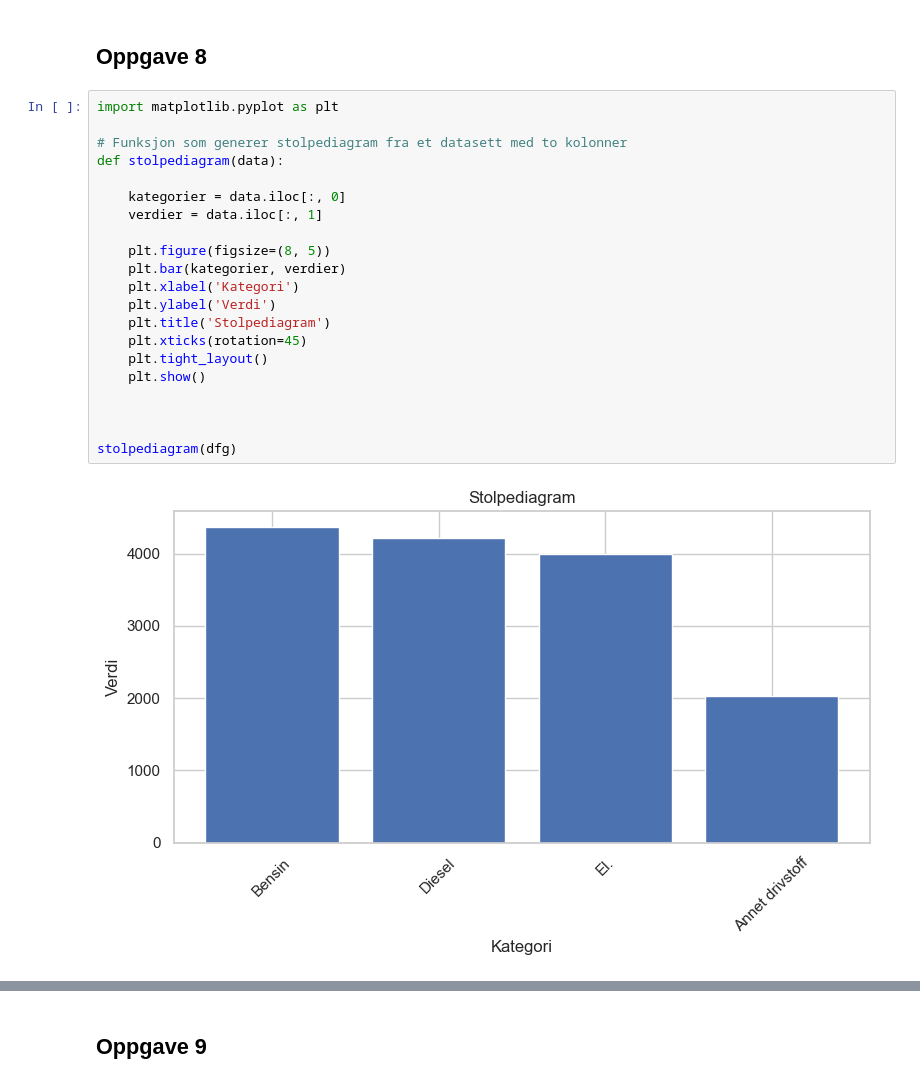
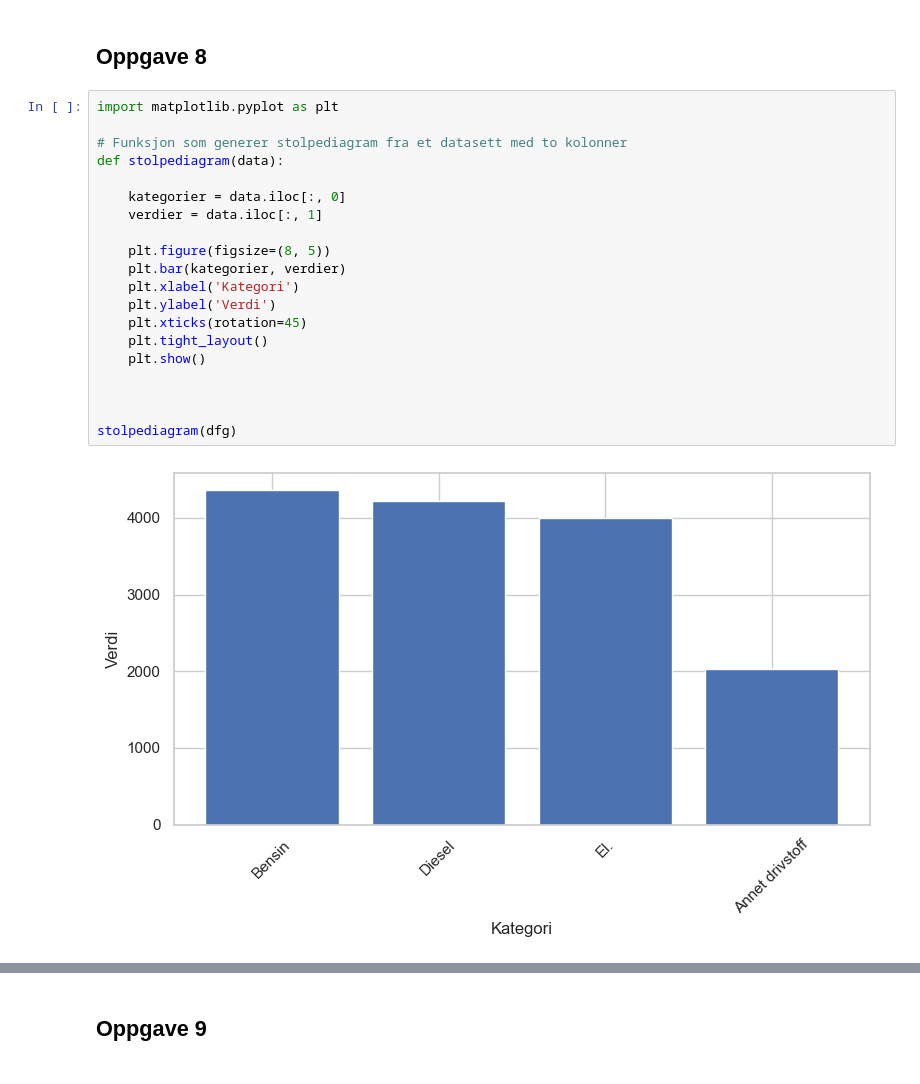
Before and after one commit to madhatter401/SOK-1005---Datavitenskap-for-konomer, a Jupyter notebook: arbeidskrav5/Arbeidskrav 5.ipynb, the cells around one changed output, grey strips where cells are left out. Cells and saved outputs as stored; diff of their text form.

```diff
--- a/arbeidskrav5/Arbeidskrav 5.ipynb
+++ b/arbeidskrav5/Arbeidskrav 5.ipynb
@@ -318,23 +323,22 @@ Antall biler per person i "kjørbar alder": 0.74
 # %%
 import matplotlib.pyplot as plt
 
 # Funksjon som generer stolpediagram fra et datasett med to kolonner
 def stolpediagram(data):
 
     kategorier = data.iloc[:, 0]
     verdier = data.iloc[:, 1]
 
     plt.figure(figsize=(8, 5))
     plt.bar(kategorier, verdier)
     plt.xlabel('Kategori')
     plt.ylabel('Verdi')
-    plt.title('Stolpediagram')
     plt.xticks(rotation=45)
     plt.tight_layout()
     plt.show()
 
 
 
 stolpediagram(dfg)
 # %% [output]
-[figure, old version]
+[figure, new version]
```
Also changed, not shown: parts of 10 cells of this notebook.
